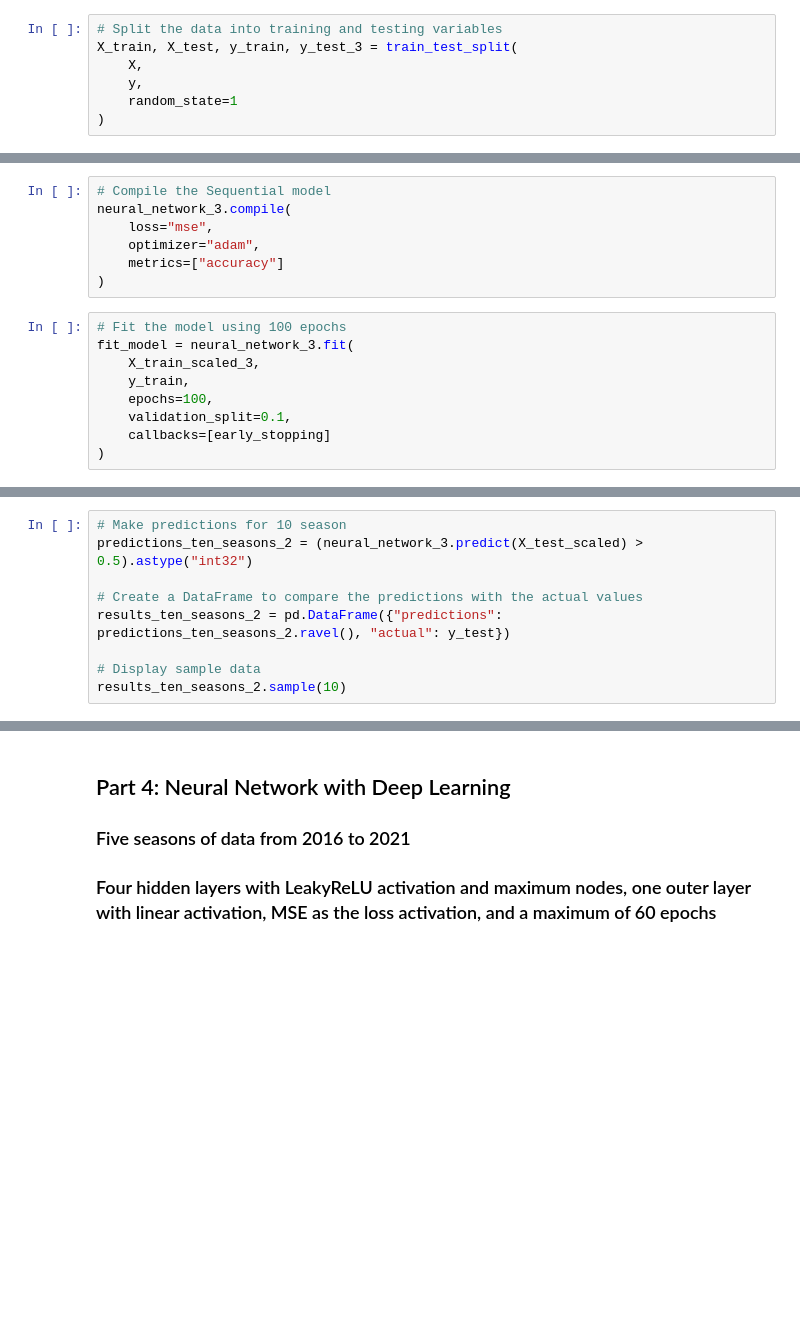
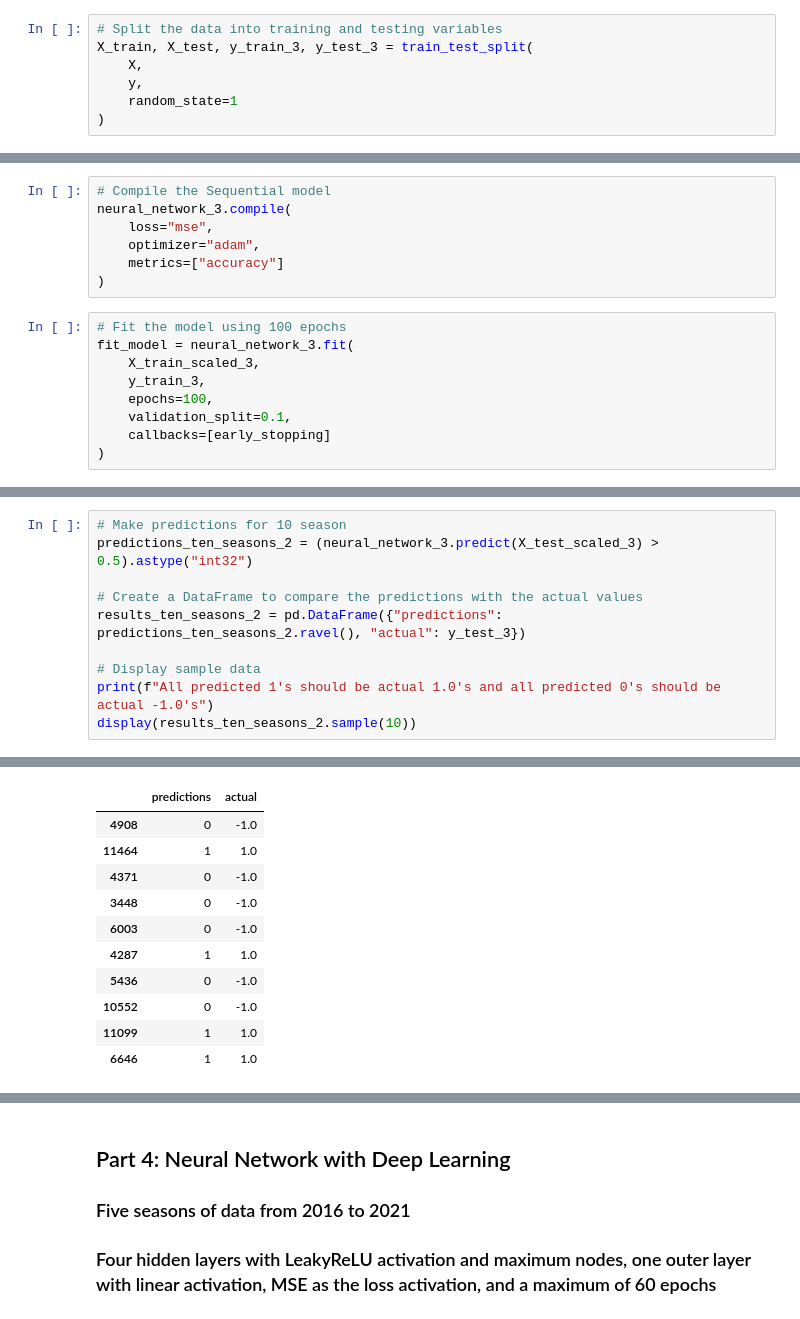
Before and after one commit to kheller18/nba-sports-betting-ml, a Jupyter notebook: main.ipynb, the cells around one changed output, grey strips where cells are left out. Saved outputs shown, nothing was run; the diff lists cells and outputs as text; blank space fills up the shorter version.

```diff
--- a/main.ipynb
+++ b/main.ipynb
@@ -673,6 +895,6 @@ display(X.head())
 # %%
 # Split the data into training and testing variables
-X_train, X_test, y_train, y_test_3 = train_test_split(
+X_train, X_test, y_train_3, y_test_3 = train_test_split(
     X,
     y,
     random_state=1
@@ -773,7 +1021,7 @@ neural_network_3.compile(
 # Fit the model using 100 epochs
 fit_model = neural_network_3.fit(
     X_train_scaled_3,
-    y_train,
+    y_train_3,
     epochs=100,
     validation_split=0.1,
     callbacks=[early_stopping]
@@ -791,9 +1063,11 @@ print(f"Loss: {model_loss}, Accuracy: {model_accuracy}")
 # %%
 # Make predictions for 10 season
-predictions_ten_seasons_2 = (neural_network_3.predict(X_test_scaled) > 0.5).astype("int32")
+predictions_ten_seasons_2 = (neural_network_3.predict(X_test_scaled_3) > 0.5).astype("int32")
 
 # Create a DataFrame to compare the predictions with the actual values
-results_ten_seasons_2 = pd.DataFrame({"predictions": predictions_ten_seasons_2.ravel(), "actual": y_test})
+results_ten_seasons_2 = pd.DataFrame({"predictions": predictions_ten_seasons_2.ravel(), "actual": y_test_3})
 
 # Display sample data
-results_ten_seasons_2.sample(10)
+print(f"All predicted 1's should be actual 1.0's and all predicted 0's should be actual -1.0's")
+display(results_ten_seasons_2.sample(10))
+# %% [output]
@@ -800,3 +1076,14 @@ results_ten_seasons_2.sample(10)
+|  | predictions | actual |
+| 4908 | 0 | -1.0 |
+| 11464 | 1 | 1.0 |
+| 4371 | 0 | -1.0 |
+| 3448 | 0 | -1.0 |
+| 6003 | 0 | -1.0 |
+| 4287 | 1 | 1.0 |
+| 5436 | 0 | -1.0 |
+| 10552 | 0 | -1.0 |
+| 11099 | 1 | 1.0 |
+| 6646 | 1 | 1.0 |
 # %%
 # plot the validation split to verify the model is not overfitting
 history = neural_network_3.fit(
```
Also changed, not shown: parts of 49 cells of this notebook.
